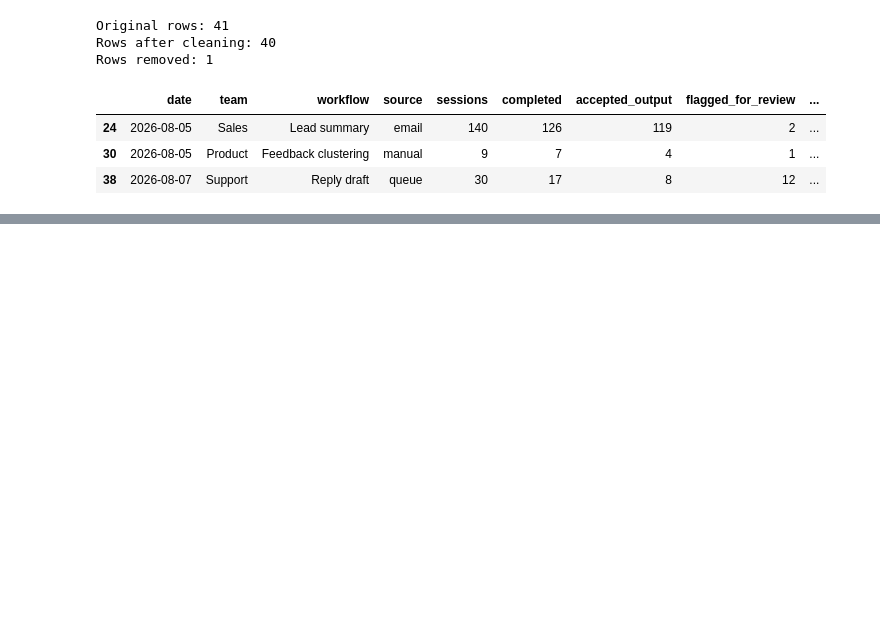
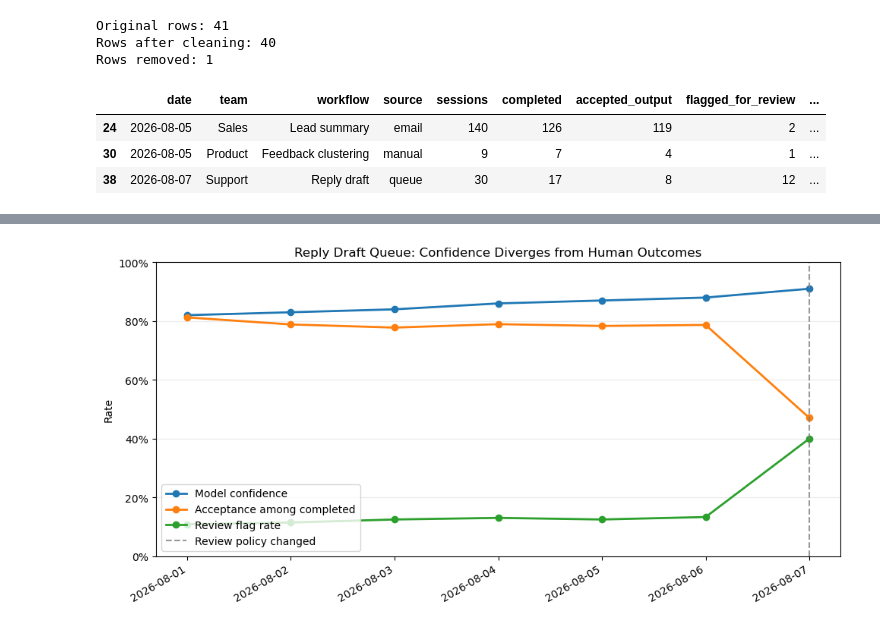
Before and after one commit to joannar77/signaldesk-workflow-health-check, a Jupyter notebook: signaldesk-health-check.ipynb, the cells around one changed output, grey strips where cells are left out. Saved outputs shown, nothing was run; the diff lists cells and outputs as text; code cells hidden in the pictures; blank space fills up the shorter version.

```diff
--- a/signaldesk-health-check.ipynb
+++ b/signaldesk-health-check.ipynb
@@ -123,0 +183,68 @@ Rows removed: 1
+# %%
+import matplotlib.pyplot as plt
+
+reply_queue = (
+    clean_df[
+        (clean_df["workflow"] == "Reply draft")
+        & (clean_df["source"] == "queue")
+    ]
+    .sort_values("date")
+    .copy()
+)
+
+reply_queue["acceptance_among_completed"] = (
+    reply_queue["accepted_output"] / reply_queue["completed"]
+)
+
+reply_queue["review_flag_rate"] = (
+    reply_queue["flagged_for_review"] / reply_queue["sessions"]
+)
+
+fig, ax = plt.subplots(figsize=(10, 5))
+
+ax.plot(
+    reply_queue["date"],
+    reply_queue["median_confidence"],
+    marker="o",
+    linewidth=2,
+    label="Model confidence"
+)
+
+ax.plot(
+    reply_queue["date"],
+    reply_queue["acceptance_among_completed"],
+    marker="o",
+    linewidth=2,
+    label="Acceptance among completed"
+)
+
+ax.plot(
+    reply_queue["date"],
+    reply_queue["review_flag_rate"],
+    marker="o",
+    linewidth=2,
+    label="Review flag rate"
+)
+
+ax.axvline(
+    pd.Timestamp("2026-08-07"),
+    color="gray",
+    linestyle="--",
+    alpha=0.8,
+    label="Review policy changed"
+)
+
+ax.set_title("Reply Draft Queue: Confidence Diverges from Human Outcomes")
+ax.set_ylabel("Rate")
+ax.set_xlabel("")
+ax.set_ylim(0, 1)
+ax.yaxis.set_major_formatter(
+    plt.FuncFormatter(lambda value, _: f"{value:.0%}")
+)
+ax.grid(axis="y", alpha=0.25)
+ax.legend(loc="lower left")
+fig.autofmt_xdate()
+plt.tight_layout()
+plt.show()
+# %% [output]
+[figure, added]
```
Also changed, not shown: parts of 4 cells of this notebook.
